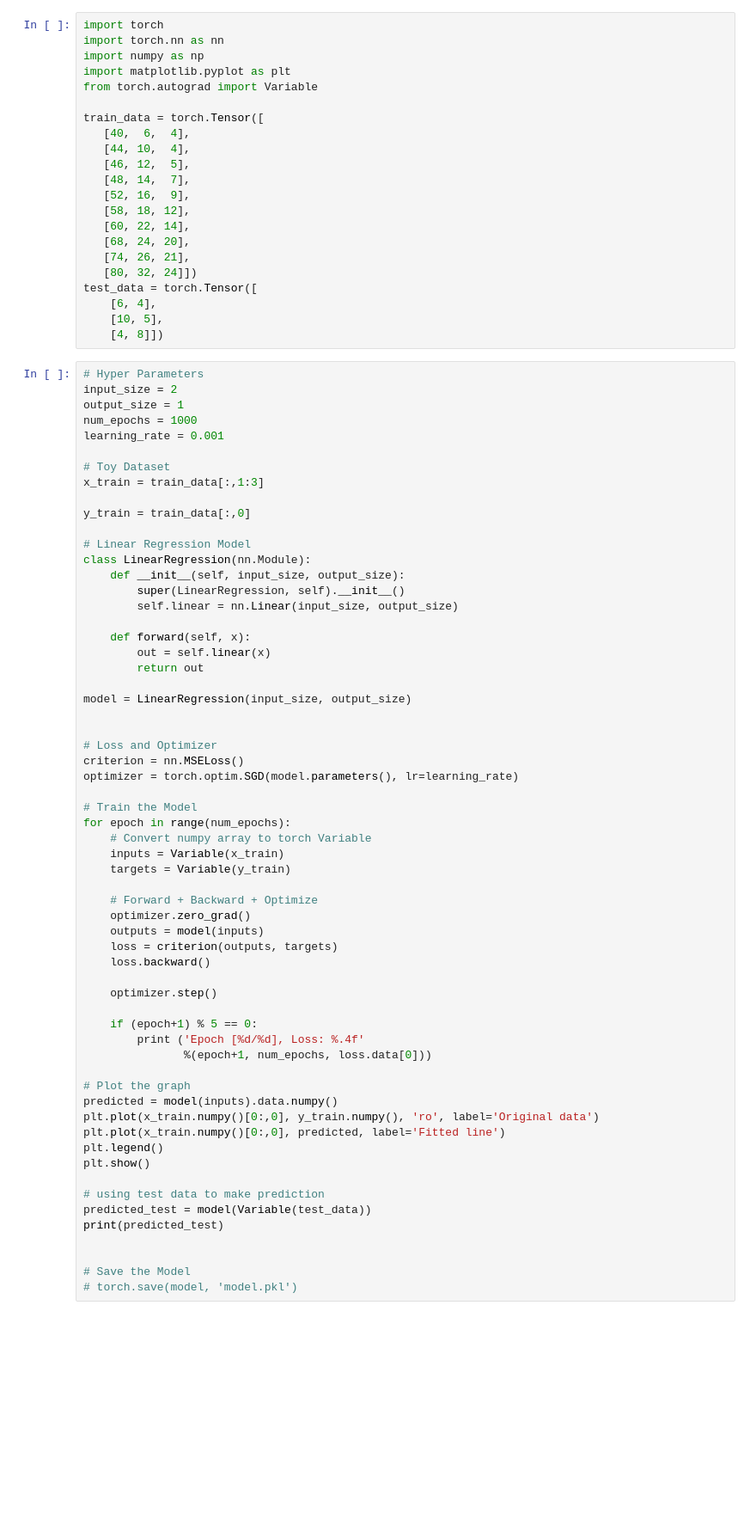
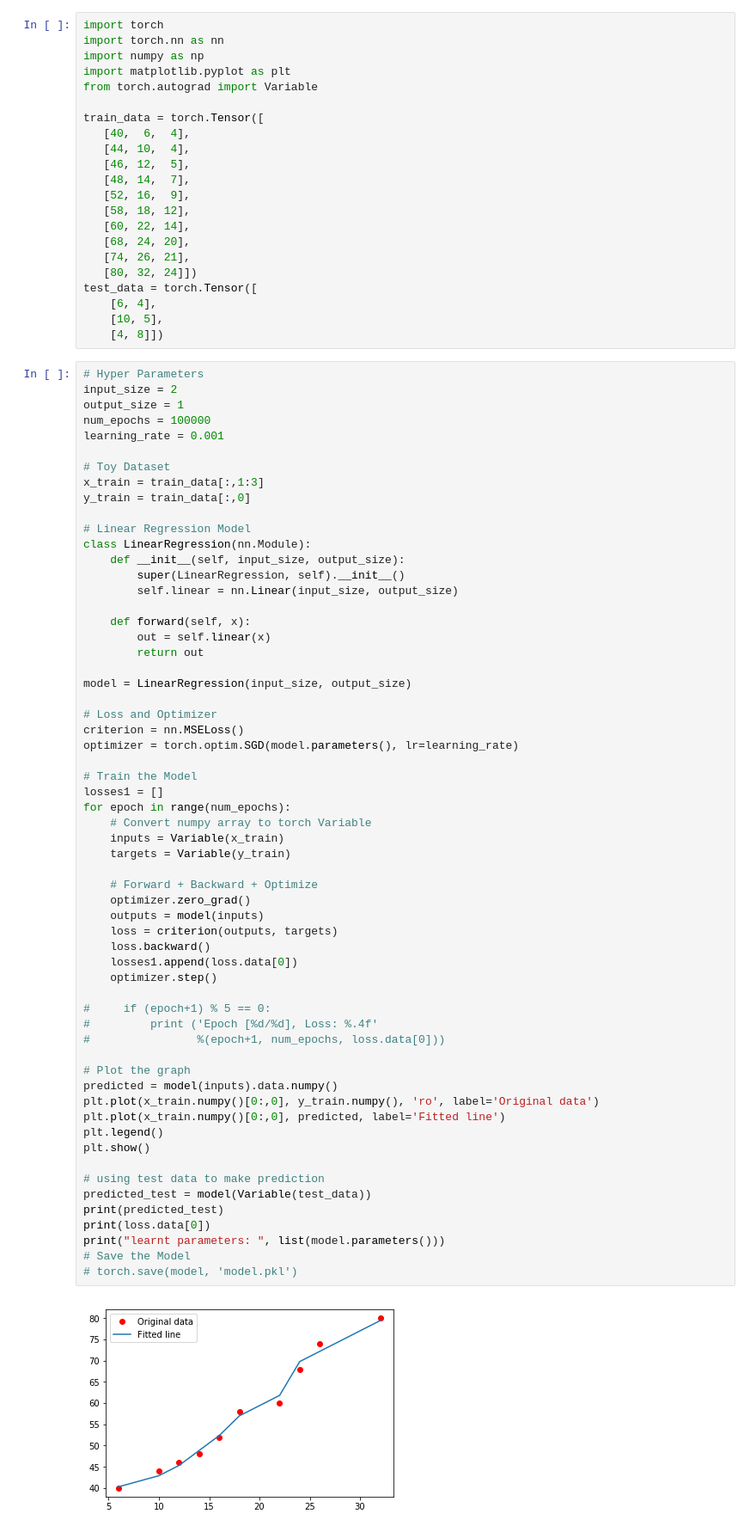
Before and after one commit to kuatroka/oxford_dl_2015_code, a Jupyter notebook: oxford_dl_2015_code/Practical2/practical2 - Linear Models with SGD and Least Squares.ipynb, the cells around one changed output. Shown at 86% size. Saved outputs shown, nothing was run; the diff lists cells and outputs as text; blank space fills up the shorter version.

```diff
--- a/oxford_dl_2015_code/Practical2/practical2 - Linear Models with SGD and Least Squares.ipynb
+++ b/oxford_dl_2015_code/Practical2/practical2 - Linear Models with SGD and Least Squares.ipynb
@@ -58,12 +58,11 @@ test_data = torch.Tensor([
 # Hyper Parameters
 input_size = 2
 output_size = 1
-num_epochs = 1000
+num_epochs = 100000
 learning_rate = 0.001
 
 # Toy Dataset
 x_train = train_data[:,1:3]
-
 y_train = train_data[:,0]
 
 # Linear Regression Model
@@ -78,41 +77,42 @@ class LinearRegression(nn.Module):
 
 model = LinearRegression(input_size, output_size)
 
-
 # Loss and Optimizer
 criterion = nn.MSELoss()
 optimizer = torch.optim.SGD(model.parameters(), lr=learning_rate)
 
 # Train the Model
+losses1 = []
 for epoch in range(num_epochs):
     # Convert numpy array to torch Variable
     inputs = Variable(x_train)
     targets = Variable(y_train)
 
     # Forward + Backward + Optimize
     optimizer.zero_grad()
     outputs = model(inputs)
     loss = criterion(outputs, targets)
     loss.backward()
-
+    losses1.append(loss.data[0])
     optimizer.step()
 
-    if (epoch+1) % 5 == 0:
-        print ('Epoch [%d/%d], Loss: %.4f'
-               %(epoch+1, num_epochs, loss.data[0]))
+#     if (epoch+1) % 5 == 0:
+#         print ('Epoch [%d/%d], Loss: %.4f'
+#                %(epoch+1, num_epochs, loss.data[0]))
 
 # Plot the graph
 predicted = model(inputs).data.numpy()
 plt.plot(x_train.numpy()[0:,0], y_train.numpy(), 'ro', label='Original data')
 plt.plot(x_train.numpy()[0:,0], predicted, label='Fitted line')
 plt.legend()
 plt.show()
 
 # using test data to make prediction
 predicted_test = model(Variable(test_data))
 print(predicted_test)
-
-
+print(loss.data[0])
+print("learnt parameters: ", list(model.parameters()))
 # Save the Model
 # torch.save(model, 'model.pkl')
 # %% [output]
+[figure, new version]
```
Also changed, not shown: parts of 12 cells of this notebook.
